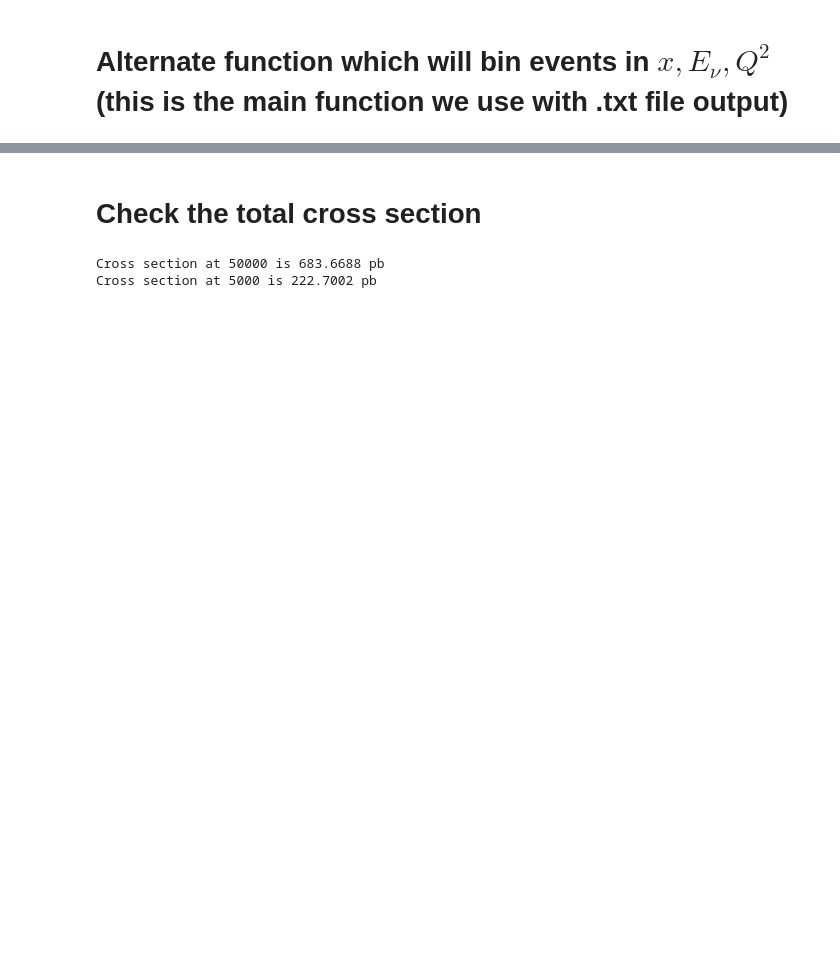
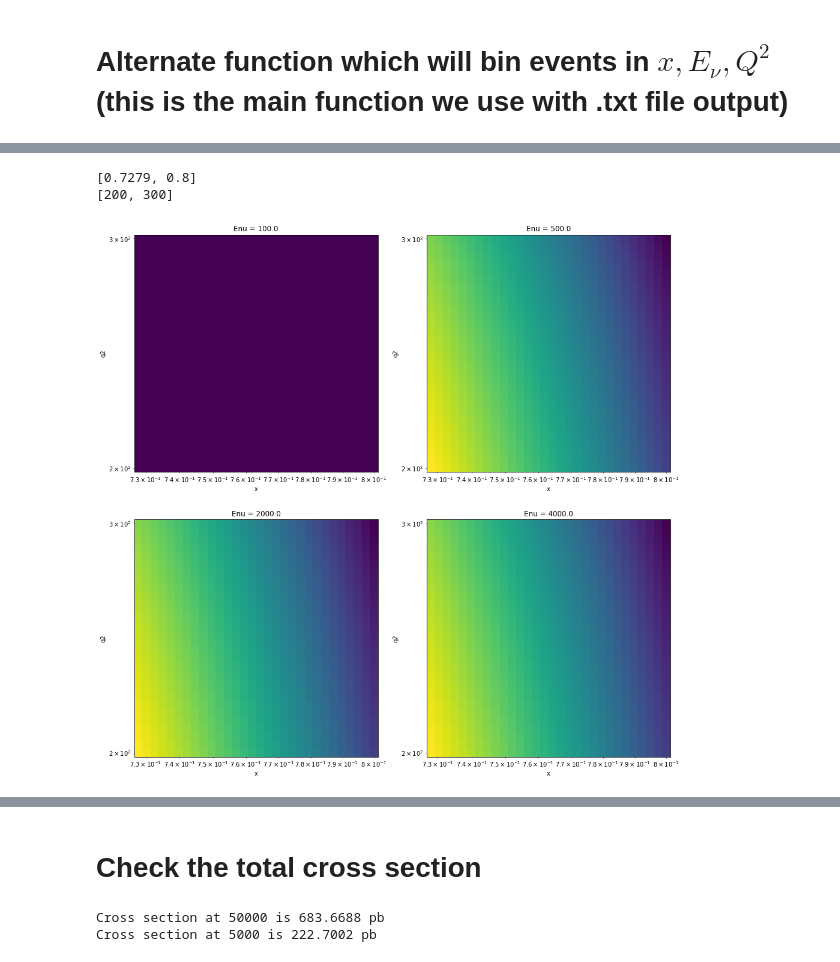
Before and after one commit to LHCfitNikhef/FPF-WG1, a Jupyter notebook: results/PDFsAtFPF.ipynb, the cells around one changed output, grey strips where cells are left out. Drawn from its saved outputs; the diff is of its cells as text; code cells hidden in the pictures; blank space fills up the shorter version.

```diff
--- a/results/PDFsAtFPF.ipynb
+++ b/results/PDFsAtFPF.ipynb
@@ -428,0 +1576,32 @@ winsound.Beep(440,250)
+# %%
+# x_bin = [0.7279, 1];q2_bin = [100,1000]
+x = np.geomspace(x_bin[0],x_bin[1],30);q2 = np.geomspace(q2_bin[0],q2_bin[1],30);mt = 0.938
+import matplotlib.colors as colors
+
+Enua = 100
+Enub = 500
+Enuc = 2000
+Enud = 4000
+Enu = [Enua,Enub,Enuc,Enud]
+print(x_bin)
+print(q2_bin)
+fig,ax = plt.subplots(2,2,figsize = (16,16));
+for ii in np.arange(np.size(ax)):
+    ax.flatten()[ii].set_yscale('log');ax.flatten()[ii].set_xscale('log');ax.flatten()[ii].set_ylabel('q2');ax.flatten()[ii].set_xlabel('x');
+    z = np.zeros((30,30))
+    for iix,xx in enumerate(x):
+        for iiq,q in enumerate(q2):
+            y = q/(2*mt*Enu[ii]*xx)
+            if y>1:
+                continue
+            z[iix,iiq] = dsigmanudxdq2_interp_invgev2(xx,y,q)
+    D = ax.flatten()[ii].pcolormesh(x,q2,z.T,norm = colors.LogNorm(vmin = np.nanmin(z),vmax = np.nanmax(z)))
+#     plt.colorbar(D,ax.flatten()[ii])
+    ax.flatten()[ii].set_title('Enu = %1.1f' %Enu[ii])
+# fig.colorbar(ax[0][0])
+
+plt.show()
+# %% [output]
+[0.7279, 0.8]
+[200, 300]
+[figure, added]
```
Also changed, not shown: parts of 34 cells of this notebook.
